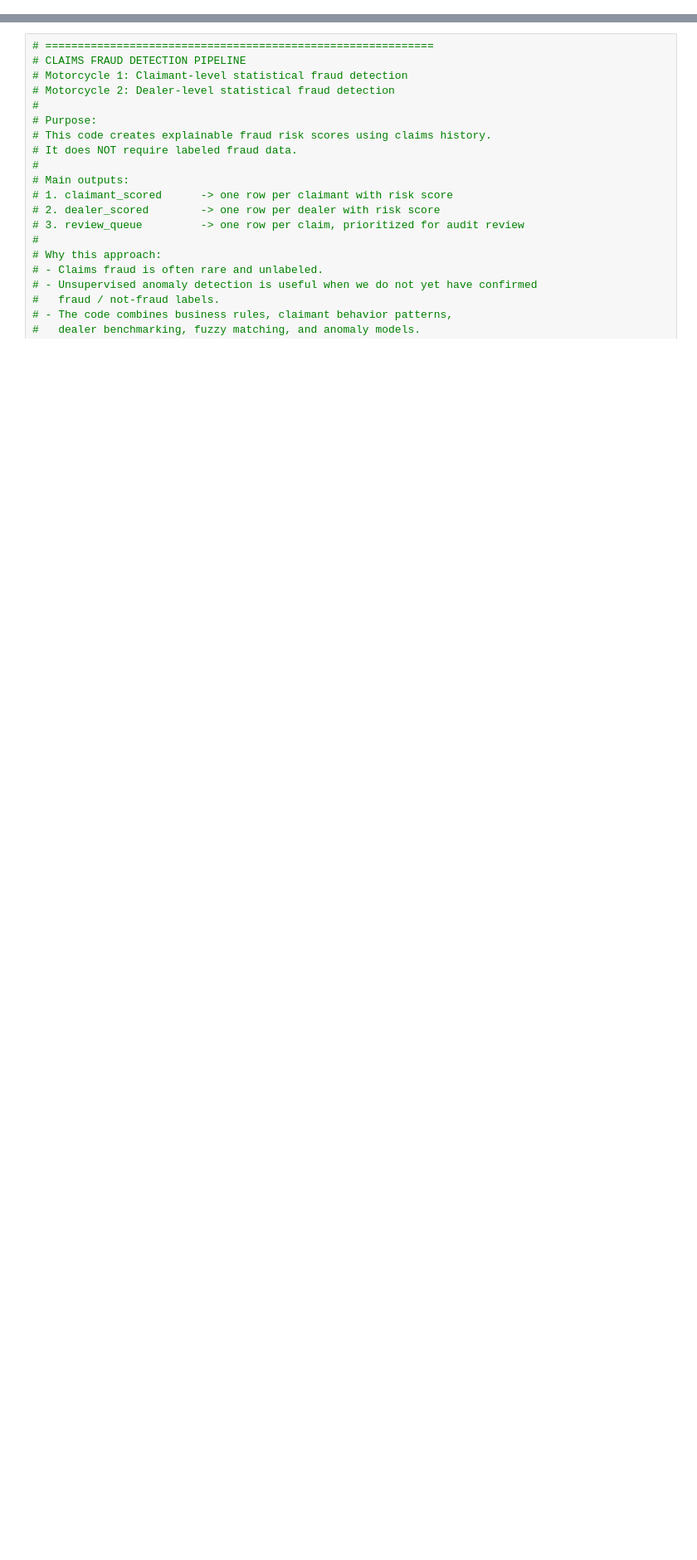
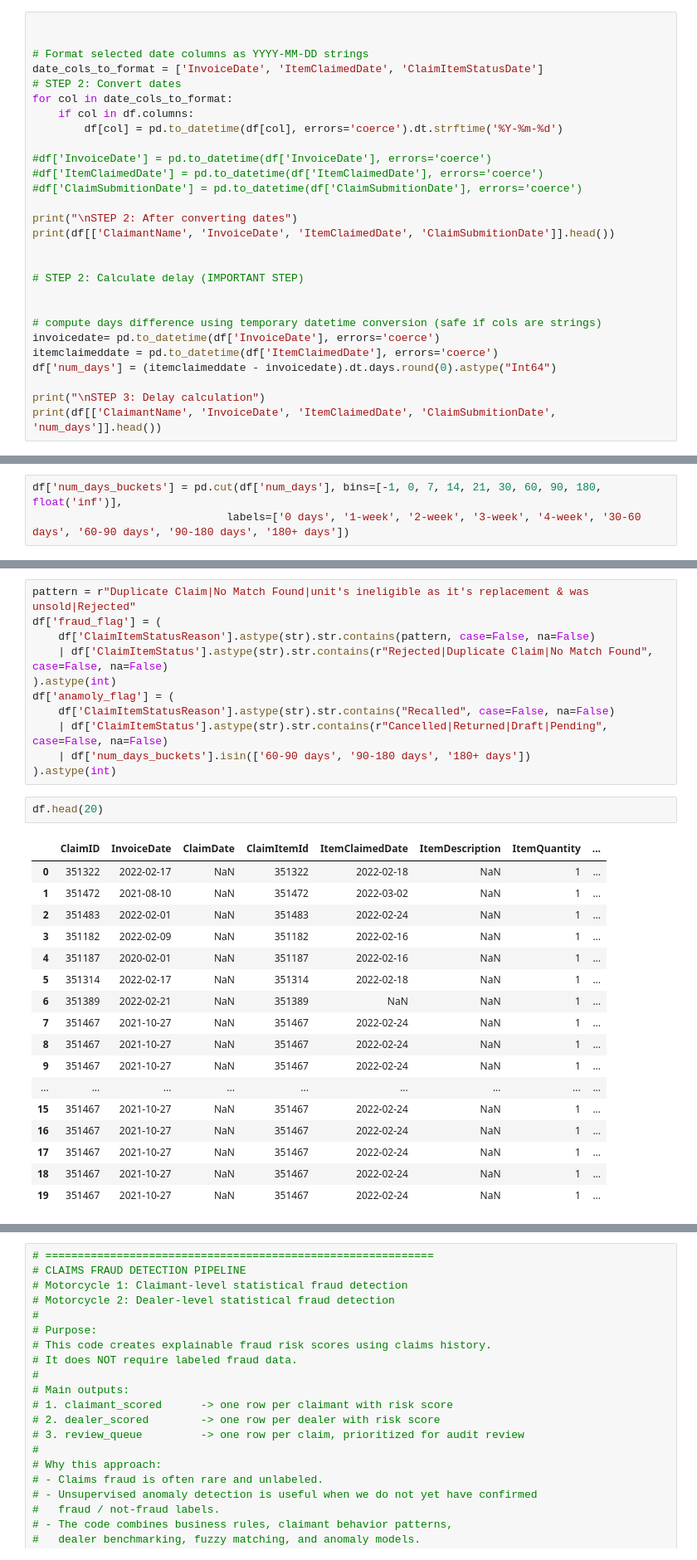
Before and after one commit to Lubina-ops/Claims-audit-and-fraud-detection, a Jupyter notebook: KM_Claim_data_Intial_Analysis.ipynb, the cells around one changed output, grey strips where cells are left out. Shown at 83% size. Cells and saved outputs as stored; diff of their text form; blank space fills up the shorter version.

Commit message:
Fraud and anamoly detection Analysis

```diff
--- a/KM_Claim_data_Intial_Analysis.ipynb
+++ b/KM_Claim_data_Intial_Analysis.ipynb
@@ -0,0 +181,28 @@
+# %%
+
+
+# Format selected date columns as YYYY-MM-DD strings
+date_cols_to_format = ['InvoiceDate', 'ItemClaimedDate', 'ClaimItemStatusDate']
+# STEP 2: Convert dates
+for col in date_cols_to_format:
+    if col in df.columns:
+        df[col] = pd.to_datetime(df[col], errors='coerce').dt.strftime('%Y-%m-%d')
+
+#df['InvoiceDate'] = pd.to_datetime(df['InvoiceDate'], errors='coerce')
+#df['ItemClaimedDate'] = pd.to_datetime(df['ItemClaimedDate'], errors='coerce')
+#df['ClaimSubmitionDate'] = pd.to_datetime(df['ClaimSubmitionDate'], errors='coerce')
+
+print("\nSTEP 2: After converting dates")
+print(df[['ClaimantName', 'InvoiceDate', 'ItemClaimedDate', 'ClaimSubmitionDate']].head())
+
+
+# STEP 2: Calculate delay (IMPORTANT STEP)
+
+
+# compute days difference using temporary datetime conversion (safe if cols are strings)
+invoicedate= pd.to_datetime(df['InvoiceDate'], errors='coerce')
+itemclaimeddate = pd.to_datetime(df['ItemClaimedDate'], errors='coerce')
+df['num_days'] = (itemclaimeddate - invoicedate).dt.days.round(0).astype("Int64")
+
+print("\nSTEP 3: Delay calculation")
+print(df[['ClaimantName', 'InvoiceDate', 'ItemClaimedDate', 'ClaimSubmitionDate', 'num_days']].head())
@@ -0,0 +249,3 @@
+# %%
+df['num_days_buckets'] = pd.cut(df['num_days'], bins=[-1, 0, 7, 14, 21, 30, 60, 90, 180, float('inf')],
+                              labels=['0 days', '1-week', '2-week', '3-week', '4-week', '30-60 days', '60-90 days', '90-180 days', '180+ days'])
@@ -0,0 +280,31 @@
+# %%
+pattern = r"Duplicate Claim|No Match Found|unit's ineligible as it's replacement & was unsold|Rejected"
+df['fraud_flag'] = (
+	df['ClaimItemStatusReason'].astype(str).str.contains(pattern, case=False, na=False)
+	| df['ClaimItemStatus'].astype(str).str.contains(r"Rejected|Duplicate Claim|No Match Found", case=False, na=False)
+).astype(int)
+df['anamoly_flag'] = (
+    df['ClaimItemStatusReason'].astype(str).str.contains("Recalled", case=False, na=False)
+    | df['ClaimItemStatus'].astype(str).str.contains(r"Cancelled|Returned|Draft|Pending", case=False, na=False)
+    | df['num_days_buckets'].isin(['60-90 days', '90-180 days', '180+ days'])
+).astype(int)
+# %%
+df.head(20)
+# %% [output]
+|  | ClaimID | InvoiceDate | ClaimDate | ClaimItemId | ItemClaimedDate | ItemDescription | ItemQuantity | ... |
+| 0 | 351322 | 2022-02-17 | NaN | 351322 | 2022-02-18 | NaN | 1 | ... |
+| 1 | 351472 | 2021-08-10 | NaN | 351472 | 2022-03-02 | NaN | 1 | ... |
+| 2 | 351483 | 2022-02-01 | NaN | 351483 | 2022-02-24 | NaN | 1 | ... |
+| 3 | 351182 | 2022-02-09 | NaN | 351182 | 2022-02-16 | NaN | 1 | ... |
+| 4 | 351187 | 2020-02-01 | NaN | 351187 | 2022-02-16 | NaN | 1 | ... |
+| 5 | 351314 | 2022-02-17 | NaN | 351314 | 2022-02-18 | NaN | 1 | ... |
+| 6 | 351389 | 2022-02-21 | NaN | 351389 | NaN | NaN | 1 | ... |
+| 7 | 351467 | 2021-10-27 | NaN | 351467 | 2022-02-24 | NaN | 1 | ... |
+| 8 | 351467 | 2021-10-27 | NaN | 351467 | 2022-02-24 | NaN | 1 | ... |
+| 9 | 351467 | 2021-10-27 | NaN | 351467 | 2022-02-24 | NaN | 1 | ... |
+| ... | ... | ... | ... | ... | ... | ... | ... | ... |
+| 15 | 351467 | 2021-10-27 | NaN | 351467 | 2022-02-24 | NaN | 1 | ... |
+| 16 | 351467 | 2021-10-27 | NaN | 351467 | 2022-02-24 | NaN | 1 | ... |
+| 17 | 351467 | 2021-10-27 | NaN | 351467 | 2022-02-24 | NaN | 1 | ... |
+| 18 | 351467 | 2021-10-27 | NaN | 351467 | 2022-02-24 | NaN | 1 | ... |
+| 19 | 351467 | 2021-10-27 | NaN | 351467 | 2022-02-24 | NaN | 1 | ... |
```
Also changed, not shown: parts of 56 cells of this notebook.
